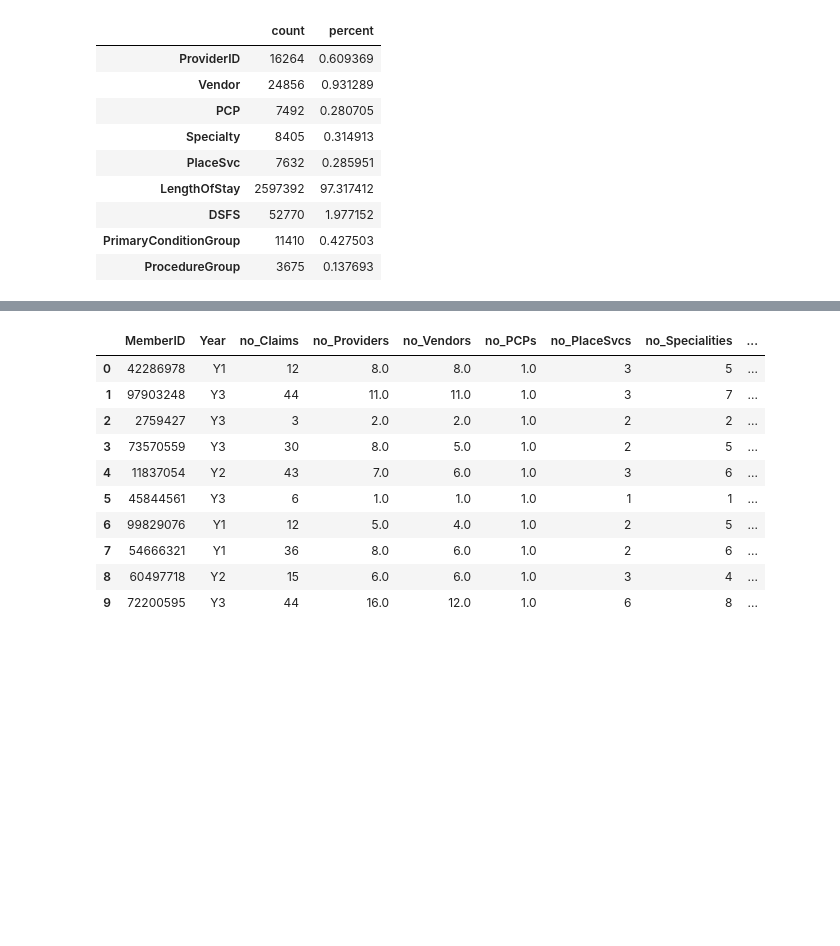
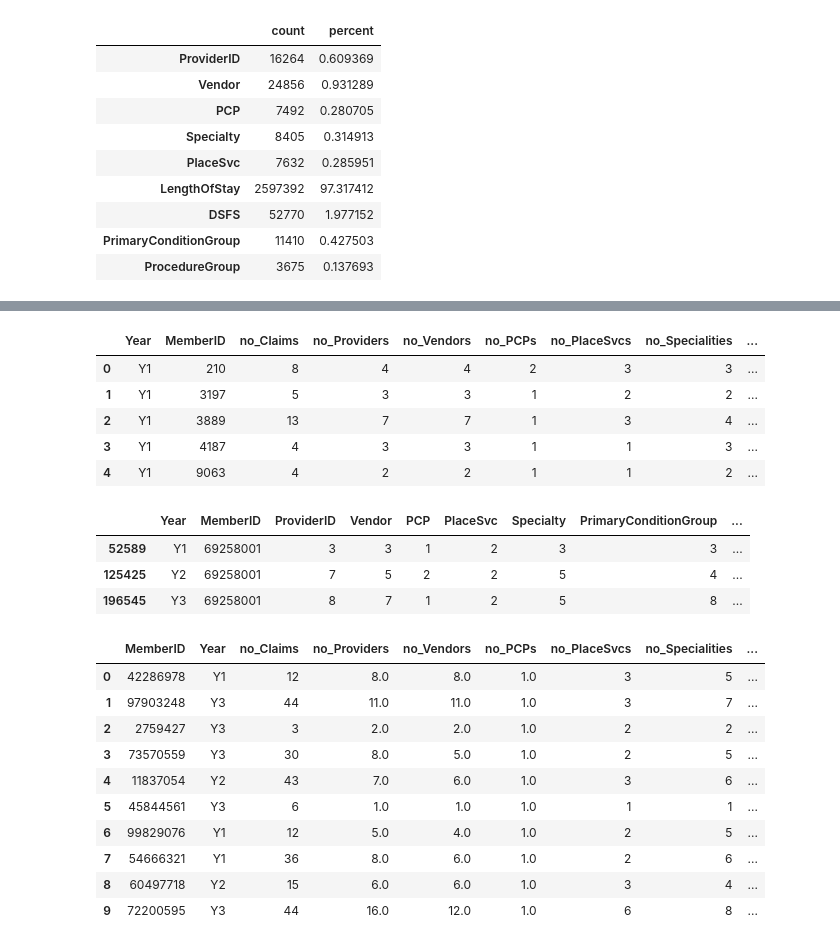
Before and after one commit to truongkhanhduy95/Heritage-Health-Prize, a Jupyter notebook: 1.data-preparation/claims-preprocess.ipynb, the cells around one changed output, grey strips where cells are left out. Saved outputs shown, nothing was run; the diff lists cells and outputs as text; code cells hidden in the pictures; blank space fills up the shorter version.

```diff
--- a/1.data-preparation/claims-preprocess.ipynb
+++ b/1.data-preparation/claims-preprocess.ipynb
@@ -151,3 +187,22 @@ df_new.head(10)
+# %%
+df_new.columns = ['Year', 'MemberID', 'no_Claims', 'no_Providers','no_Vendors','no_PCPs',
+                     'no_PlaceSvcs', 'no_Specialities','no_PrimaryConditionGroups','no_ProcedureGroups',
+                     'PayDelay_total','PayDelay_max','PayDelay_min']
+df_new.head()
+# %% [output]
+|  | Year | MemberID | no_Claims | no_Providers | no_Vendors | no_PCPs | no_PlaceSvcs | no_Specialities | ... |
+| 0 | Y1 | 210 | 8 | 4 | 4 | 2 | 3 | 3 | ... |
+| 1 | Y1 | 3197 | 5 | 3 | 3 | 1 | 2 | 2 | ... |
+| 2 | Y1 | 3889 | 13 | 7 | 7 | 1 | 3 | 4 | ... |
+| 3 | Y1 | 4187 | 4 | 3 | 3 | 1 | 1 | 3 | ... |
+| 4 | Y1 | 9063 | 4 | 2 | 2 | 1 | 1 | 2 | ... |
+# %%
+df_new.loc[(df_new['MemberID']==69258001)]
+# %% [output]
+|  | Year | MemberID | ProviderID | Vendor | PCP | PlaceSvc | Specialty | PrimaryConditionGroup | ... |
+| 52589 | Y1 | 69258001 | 3 | 3 | 1 | 2 | 3 | 3 | ... |
+| 125425 | Y2 | 69258001 | 7 | 5 | 2 | 2 | 5 | 4 | ... |
+| 196545 | Y3 | 69258001 | 8 | 7 | 1 | 2 | 5 | 8 | ... |
 # %%
 df_new['pgc1'] = df_group['PrimaryConditionGroup'].transform(lambda x: sum(x=='MSC2a3'))
 df_new['pgc2'] = df_group['PrimaryConditionGroup'].transform(lambda x: sum(x=='METAB3'))
```
Also changed, not shown: parts of 6 cells of this notebook.
